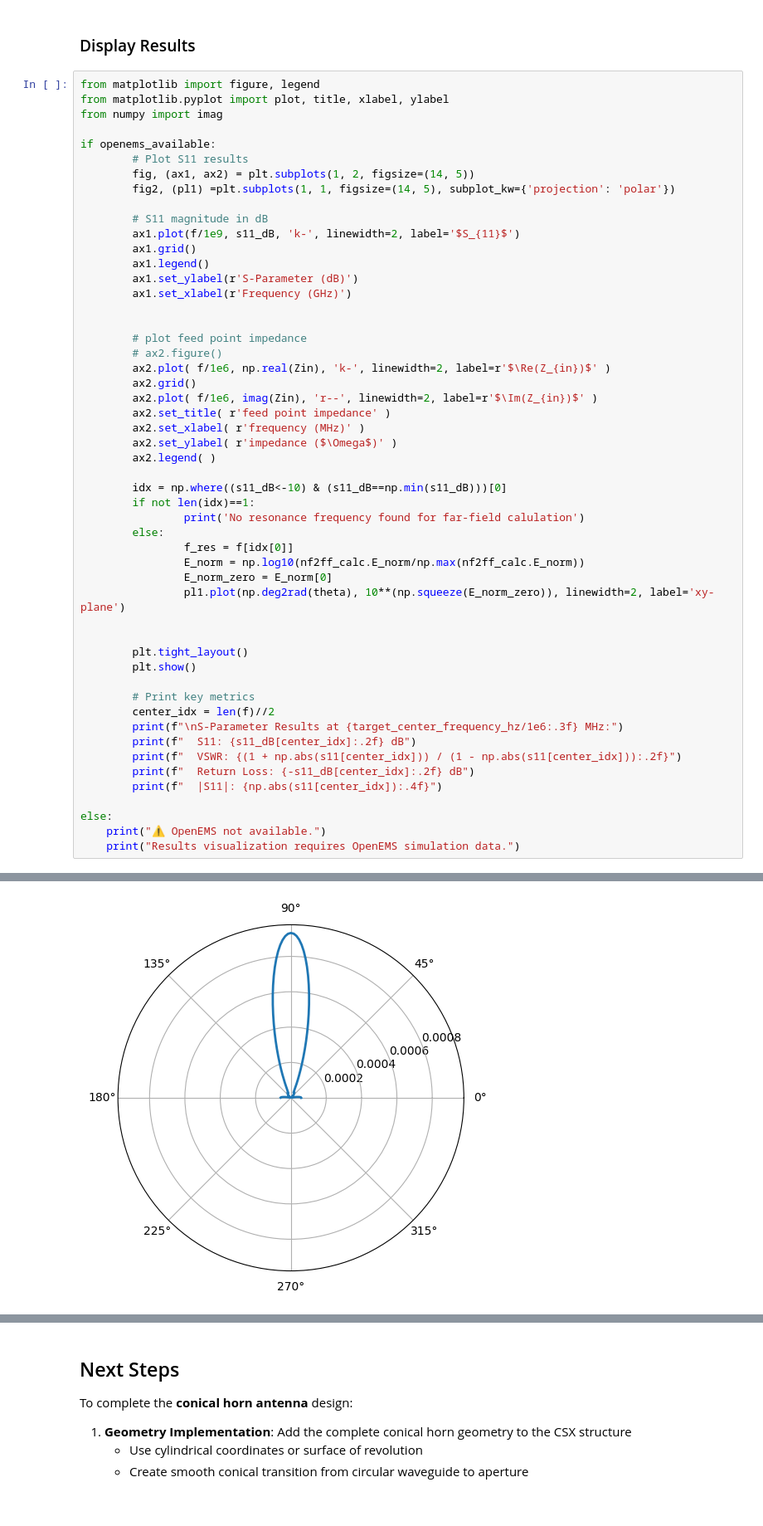
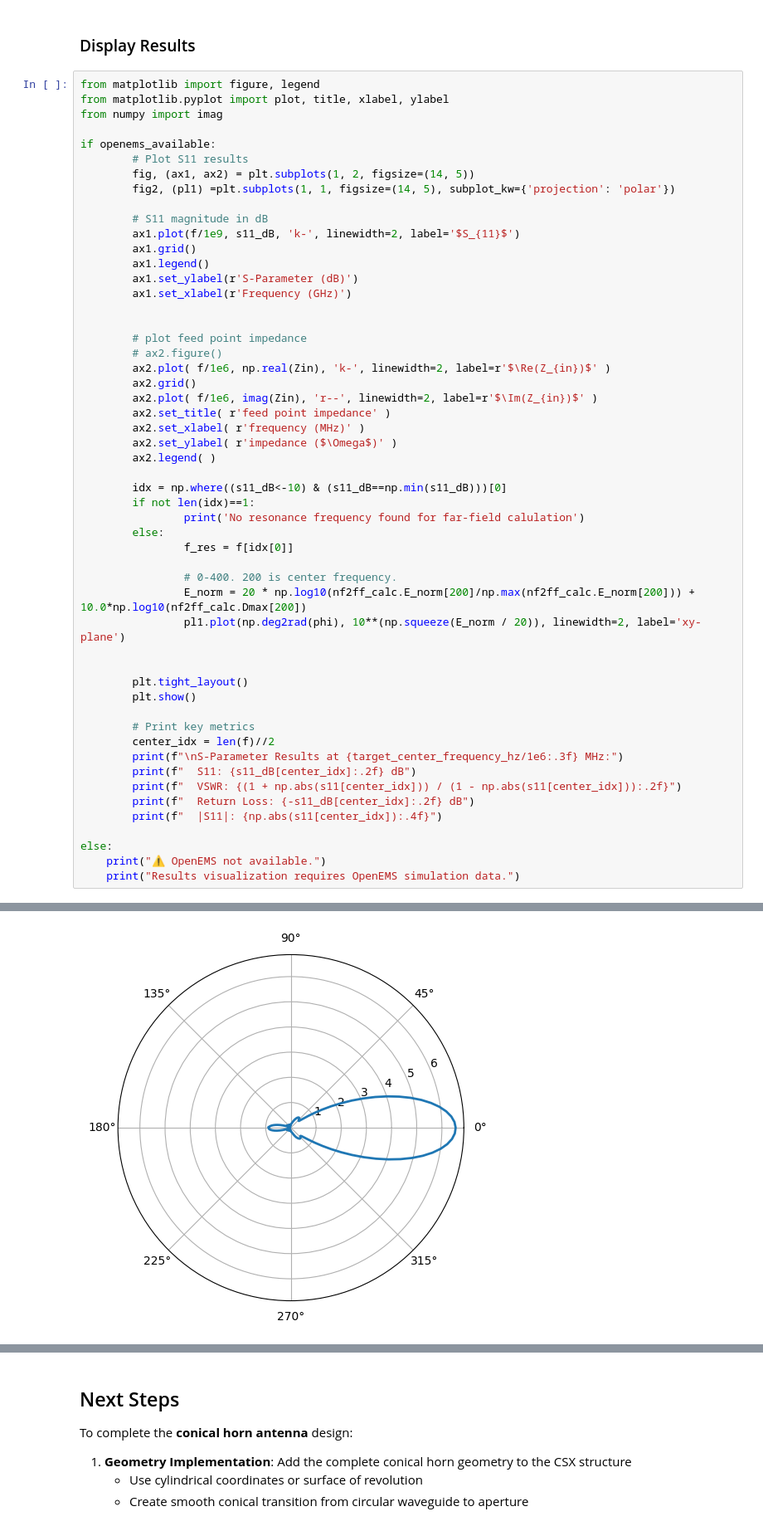
Before and after one commit to RainbowCache/hydrogen-line-horn-antenna, a Jupyter notebook: horn_antenna_design.ipynb, the cells around one changed output, grey strips where cells are left out. Shown at 83% size. Saved outputs shown, nothing was run; the diff lists cells and outputs as text.

```diff
--- a/horn_antenna_design.ipynb
+++ b/horn_antenna_design.ipynb
@@ -1707,37 +1707,38 @@ if openems_available:
         ax2.grid()
         ax2.plot( f/1e6, imag(Zin), 'r--', linewidth=2, label=r'$\Im(Z_{in})$' )
         ax2.set_title( r'feed point impedance' )
         ax2.set_xlabel( r'frequency (MHz)' )
         ax2.set_ylabel( r'impedance ($\Omega$)' )
         ax2.legend( )
 
         idx = np.where((s11_dB<-10) & (s11_dB==np.min(s11_dB)))[0]
         if not len(idx)==1:
                 print('No resonance frequency found for far-field calulation')
         else:
                 f_res = f[idx[0]]
-                E_norm = np.log10(nf2ff_calc.E_norm/np.max(nf2ff_calc.E_norm))
-                E_norm_zero = E_norm[0]
-                pl1.plot(np.deg2rad(theta), 10**(np.squeeze(E_norm_zero)), linewidth=2, label='xy-plane')
+
+                # 0-400. 200 is center frequency.
+                E_norm = 20 * np.log10(nf2ff_calc.E_norm[200]/np.max(nf2ff_calc.E_norm[200])) + 10.0*np.log10(nf2ff_calc.Dmax[200])
+                pl1.plot(np.deg2rad(phi), 10**(np.squeeze(E_norm / 20)), linewidth=2, label='xy-plane')
 
 
         plt.tight_layout()
         plt.show()
 
         # Print key metrics
         center_idx = len(f)//2
         print(f"\nS-Parameter Results at {target_center_frequency_hz/1e6:.3f} MHz:")
         print(f"  S11: {s11_dB[center_idx]:.2f} dB")
         print(f"  VSWR: {(1 + np.abs(s11[center_idx])) / (1 - np.abs(s11[center_idx])):.2f}")
         print(f"  Return Loss: {-s11_dB[center_idx]:.2f} dB")
         print(f"  |S11|: {np.abs(s11[center_idx]):.4f}")
 
 else:
     print("⚠ OpenEMS not available.")
     print("Results visualization requires OpenEMS simulation data.")
 # %% [output]
 [figure]
-[figure, old version]
+[figure, new version]
 S-Parameter Results at 1420.406 MHz:
   S11: -6.01 dB
   VSWR: 3.01
```
